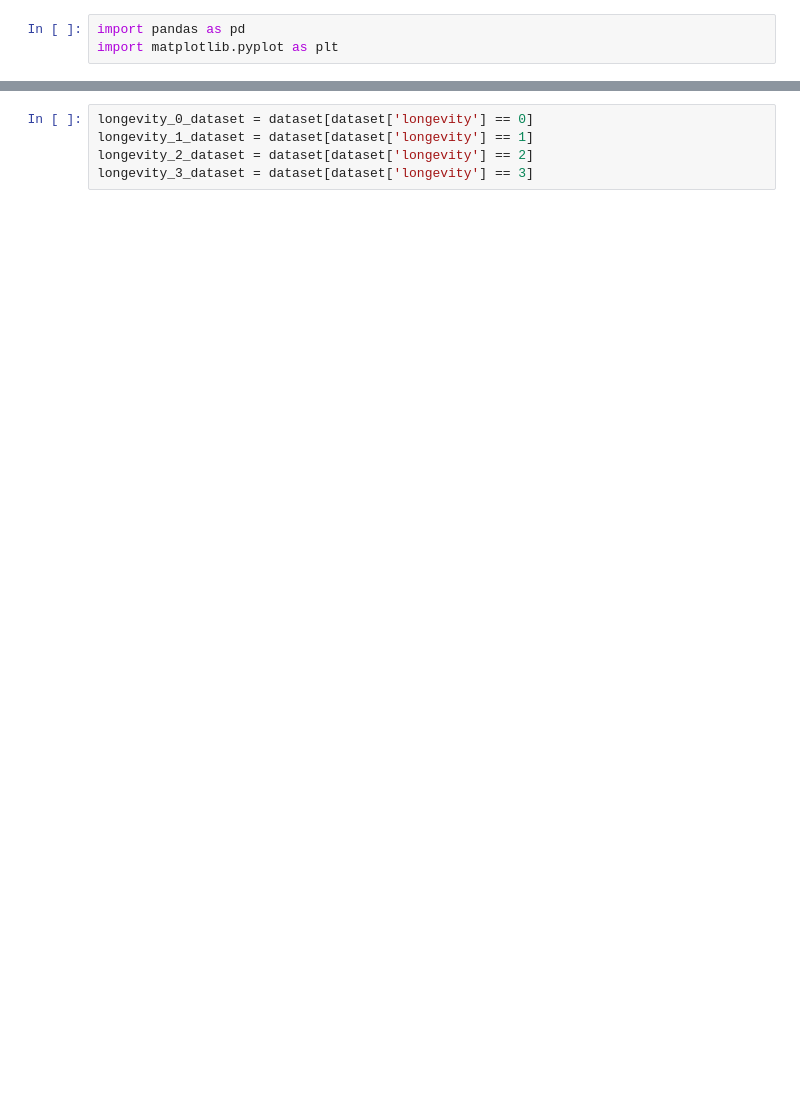
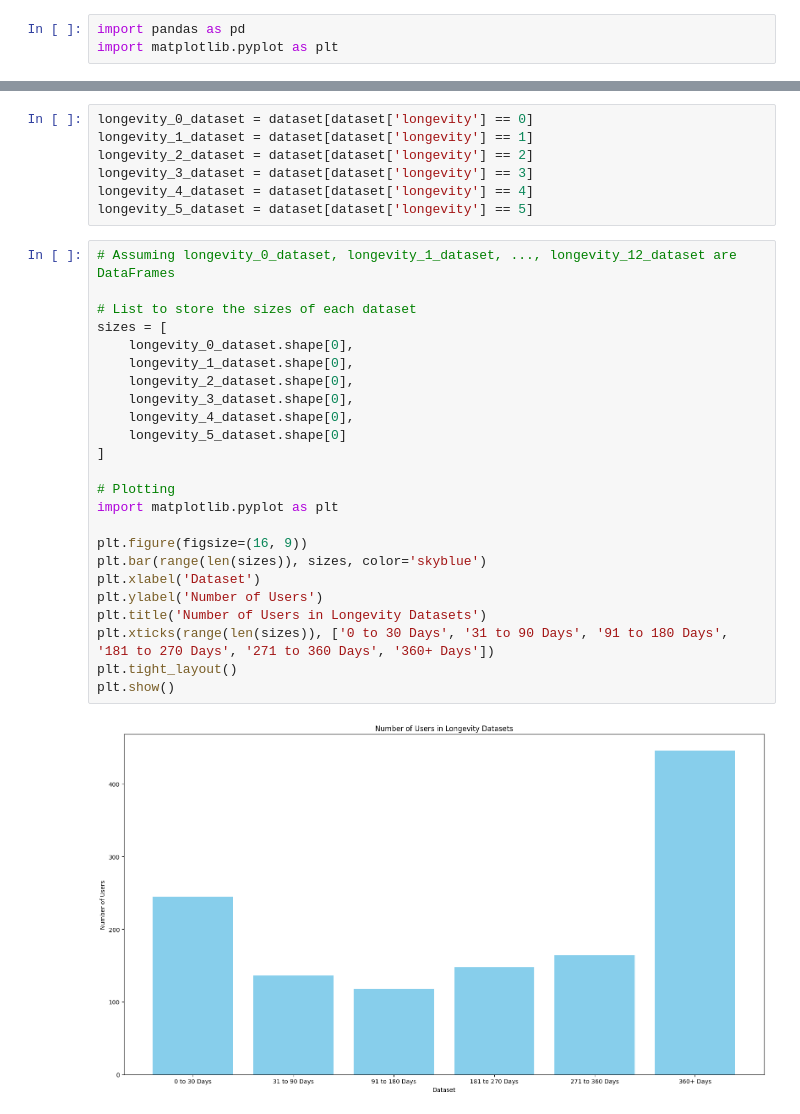
Before and after one commit to CommonCrayon/CapstoneProject, a Jupyter notebook: EDA_Of_FeatureEngineering.ipynb, the cells around one changed output, grey strips where cells are left out. Cells and saved outputs as stored; diff of their text form; blank space fills up the shorter version.

```diff
--- a/EDA_Of_FeatureEngineering.ipynb
+++ b/EDA_Of_FeatureEngineering.ipynb
@@ -17,3 +17,31 @@ longevity_0_dataset = dataset[dataset['longevity'] == 0]
 longevity_1_dataset = dataset[dataset['longevity'] == 1]
 longevity_2_dataset = dataset[dataset['longevity'] == 2]
 longevity_3_dataset = dataset[dataset['longevity'] == 3]
+longevity_4_dataset = dataset[dataset['longevity'] == 4]
+longevity_5_dataset = dataset[dataset['longevity'] == 5]
+# %%
+# Assuming longevity_0_dataset, longevity_1_dataset, ..., longevity_12_dataset are DataFrames
+
+# List to store the sizes of each dataset
+sizes = [
+    longevity_0_dataset.shape[0],
+    longevity_1_dataset.shape[0],
+    longevity_2_dataset.shape[0],
+    longevity_3_dataset.shape[0],
+    longevity_4_dataset.shape[0],
+    longevity_5_dataset.shape[0]
+]
+
+# Plotting
+import matplotlib.pyplot as plt
+
+plt.figure(figsize=(16, 9))
+plt.bar(range(len(sizes)), sizes, color='skyblue')
+plt.xlabel('Dataset')
+plt.ylabel('Number of Users')
+plt.title('Number of Users in Longevity Datasets')
+plt.xticks(range(len(sizes)), ['0 to 30 Days', '31 to 90 Days', '91 to 180 Days', '181 to 270 Days', '271 to 360 Days', '360+ Days'])
+plt.tight_layout()
+plt.show()
+# %% [output]
+[figure, added]
```
Also changed, not shown: parts of 6 cells of this notebook, 1 other file.
